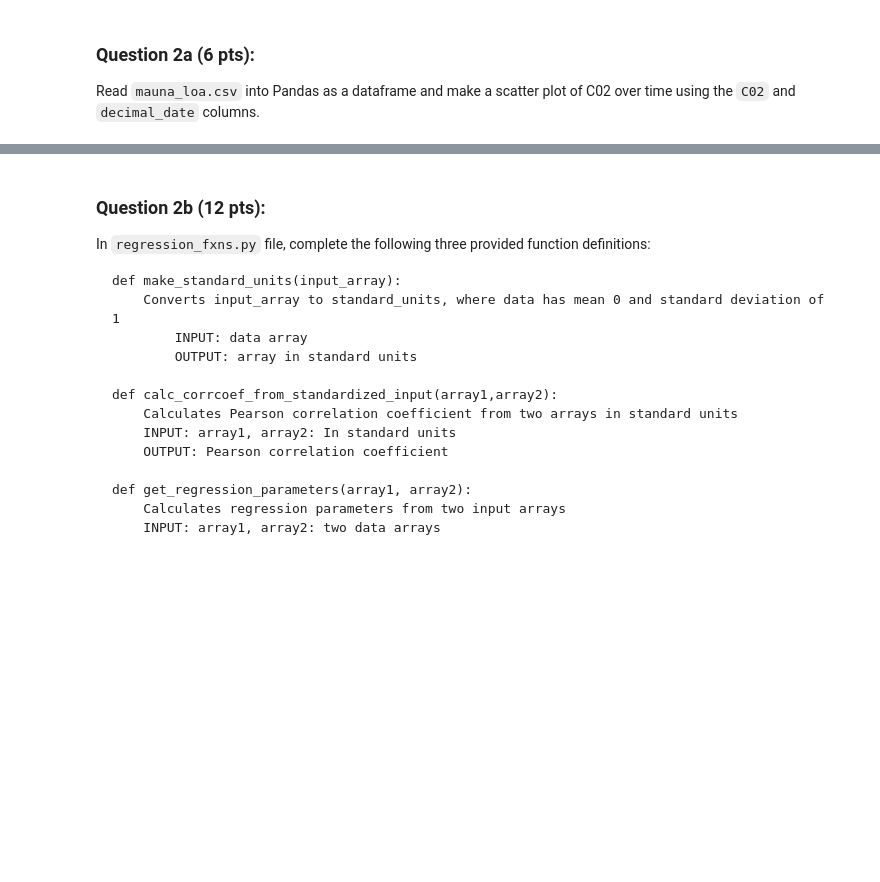
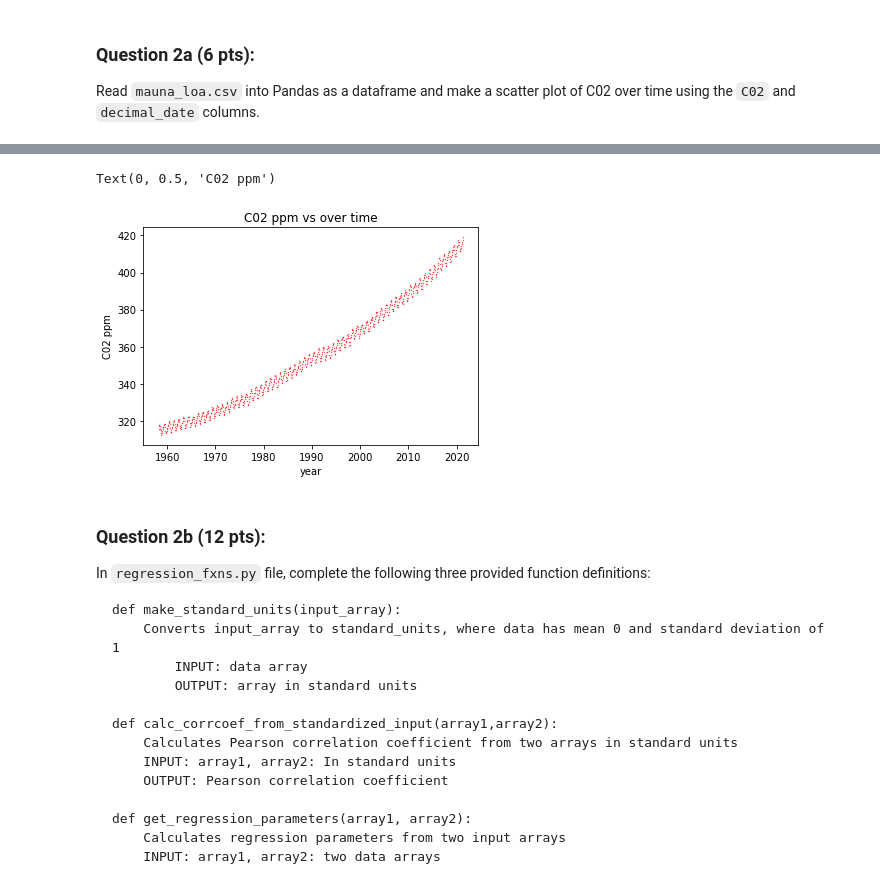
Before and after one commit to newgend2/mauna_loa, a Jupyter notebook: mauna_loa.ipynb, the cells around one changed output, grey strips where cells are left out. Cells and saved outputs as stored; diff of their text form; code cells hidden in the pictures; blank space fills up the shorter version.

Commit message:
added mauna notebook and regressions.py

```diff
--- a/mauna_loa.ipynb
+++ b/mauna_loa.ipynb
@@ -41,3 +50,21 @@ Read `mauna_loa.csv` into Pandas as a dataframe and make a scatter plot of C02 o
+# %%
+df = pd.read_csv('mauna_loa.csv')
+c02 = df.C02
+decimal = df.decimal_date
+
+fig = plt.figure()
+ax = fig.add_subplot(111)
+
+ax.scatter(decimal, c02,.1,edgecolors='r')
+
+# graph info
+ax.set_title('C02 ppm vs over time')
+ax.set_xlabel('year')
+ax.set_ylabel('C02 ppm')
+# ax.legend()
+# %% [output]
+Text(0, 0.5, 'C02 ppm')
+[figure, added]
 # %% [markdown]
 <!-- END QUESTION -->
 
```
Also changed, not shown: parts of 12 cells of this notebook, 1 other file.
